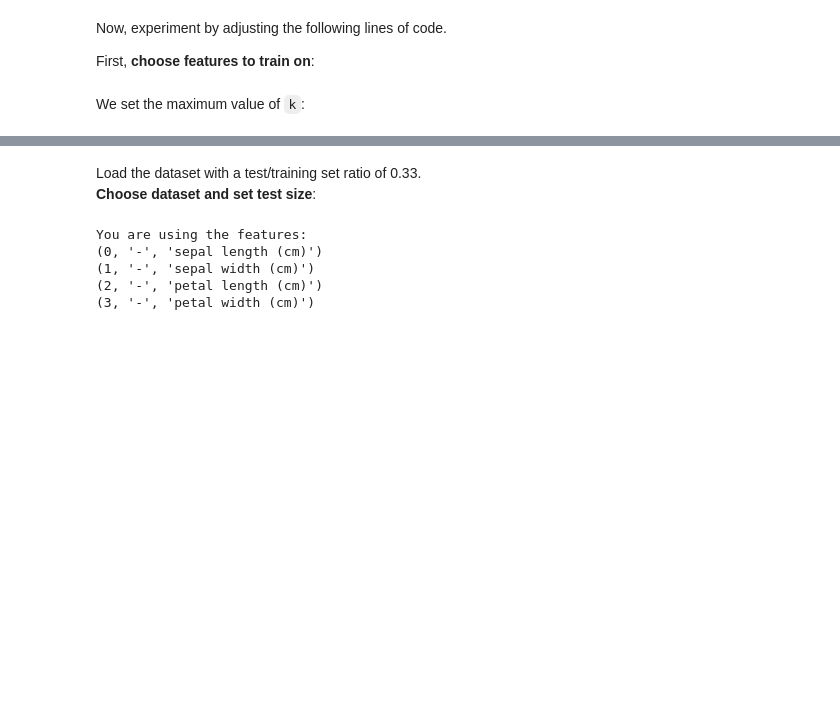
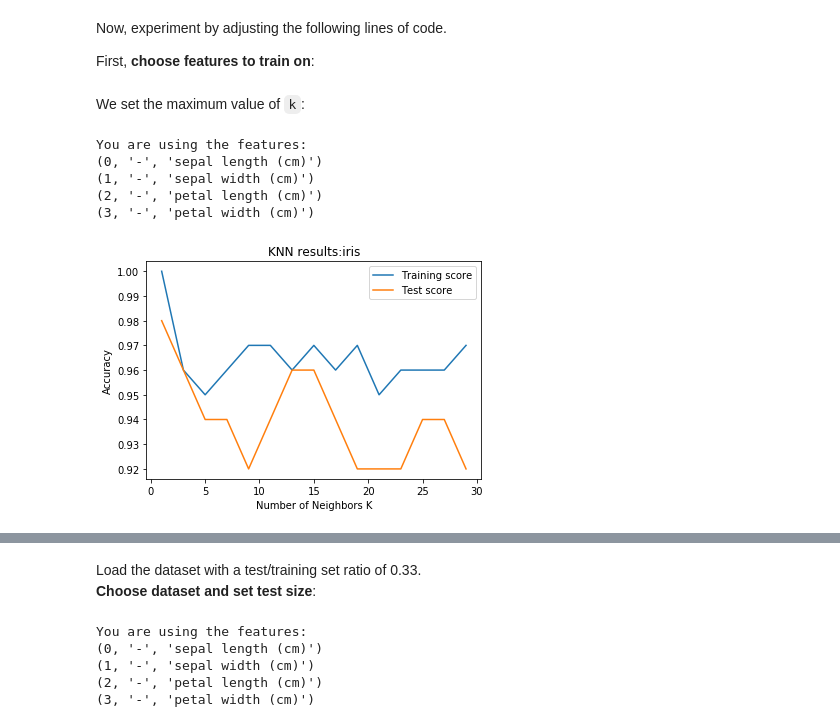
Before and after one commit to derekchased/se.umu.ai-fundamentals, a Jupyter notebook: Assignment_2_knn_reza/k-NN_analysis.ipynb, the cells around one changed output, grey strips where cells are left out. Drawn from its saved outputs; the diff is of its cells as text; code cells hidden in the pictures; blank space fills up the shorter version.

Commit message:
Implemented the different test cases with datasets

```diff
--- a/Assignment_2_knn_reza/k-NN_analysis.ipynb
+++ b/Assignment_2_knn_reza/k-NN_analysis.ipynb
@@ -164,8 +164,52 @@ Now, experiment by adjusting the following lines of code.
 
 First, **choose features to train on**:
 # %%
-features = [0,1,2,3]
+#features = [0,1,2,3]
 # %% [markdown]
 We set the maximum value of ``k``:
 # %%
 k_max = 30
+# %%
+def plot_results(train_scores, test_scores, dataset_name, features, test_size):
+     # Construct plot
+    plt.title('KNN results:' + dataset_name)
+    plt.xlabel('Number of Neighbors K')
+    plt.ylabel('Accuracy')
+
+    # Create x-axis
+    xaxis = [x for x in range(1, k_max, 2)]
+
+    # Plot the test and training scores with labels
+    plt.plot(xaxis, train_scores, label='Training score')
+    plt.plot(xaxis, test_scores, label='Test score')
+
+    # Show the figure
+    plt.legend()
+    plt.show()
+# %%
+def train_evaluate_and_plot(dataset_name, features, test_size):
+    x_train, x_test, y_train, y_test = load_dataset(dataset_name,features, test_size)
+
+    train_scores = []
+    test_scores = []
+
+    for k_value in range(1, k_max, 2):
+        knn_classifier = train_knn(x_train, y_train, k=k_value)
+
+        train_score, test_score = evaluate_knn(knn_classifier, x_train, y_train, x_test, y_test)
+
+        train_scores.append(train_score)
+        test_scores.append(test_score)
+
+    plot_results(train_scores, test_scores, dataset_name, features, test_size)
+# %%
+iris_4_features = [0,1,2,3]
+
+train_evaluate_and_plot('iris',iris_4_features, 0.33)
+# %% [output]
+You are using the features:
+(0, '-', 'sepal length (cm)')
+(1, '-', 'sepal width (cm)')
+(2, '-', 'petal length (cm)')
+(3, '-', 'petal width (cm)')
+[figure, added]
```
Also changed, not shown: parts of 10 cells of this notebook.
